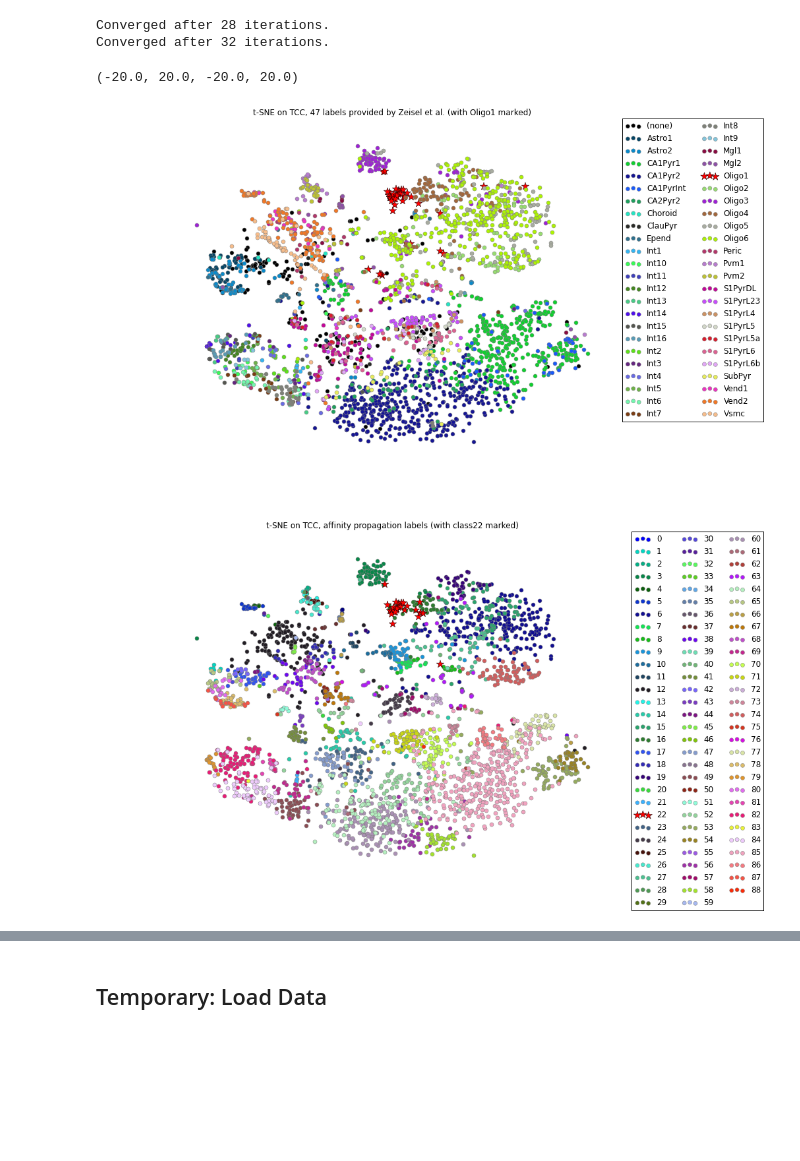
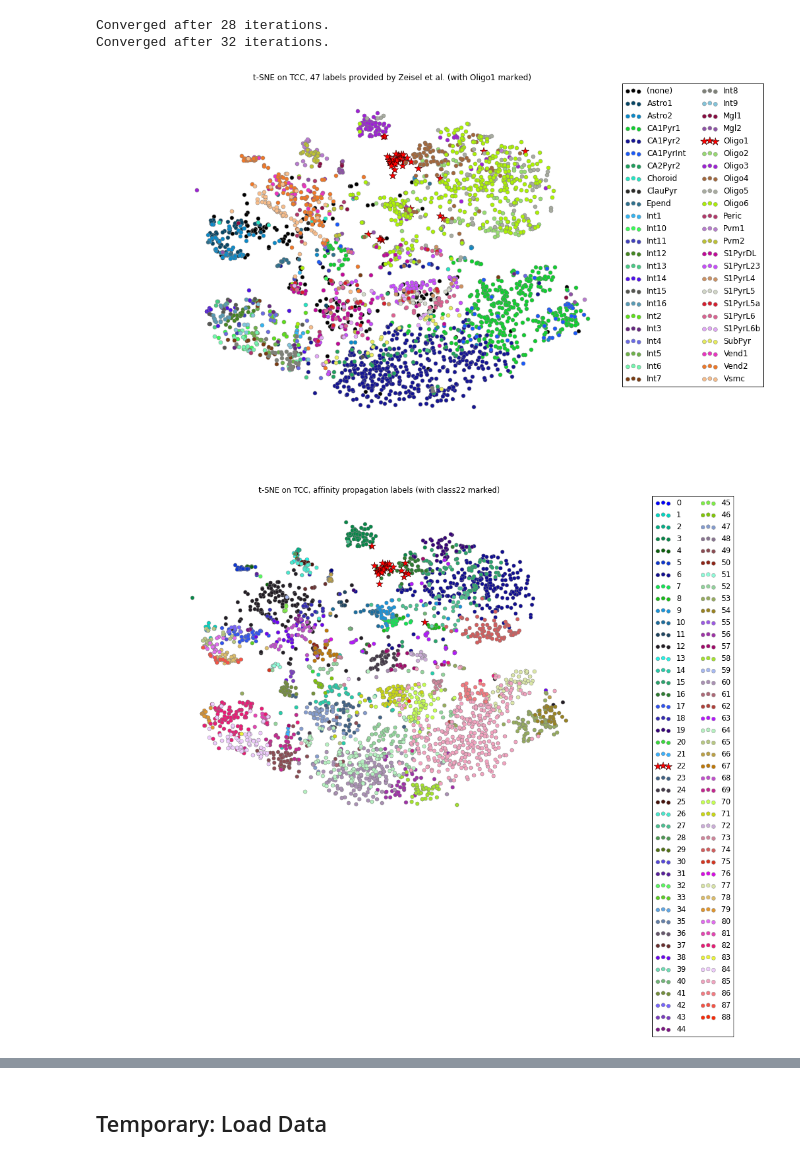
Before and after one commit to govinda-kamath/clustering_on_transcript_compatibility_counts, a Jupyter notebook: Zeisel_pipeline/Zeisel_Analysis.ipynb, the cells around one changed output, grey strips where cells are left out. Drawn from its saved outputs; the diff is of its cells as text; code cells hidden in the pictures; blank space fills up the shorter version.

```diff
--- a/Zeisel_pipeline/Zeisel_Analysis.ipynb
+++ b/Zeisel_pipeline/Zeisel_Analysis.ipynb
@@ -98,61 +98,39 @@ Converged after 28 iterations.
 Converged after 32 iterations.
 # %%
 # Plot function with (nonrandom) colors corresponding to labels (stain plots stars in a specific label)
-def stain_plot(X,labels,stain):
+def stain_plot(X,labels,stain,title):
     unique_labels = np.unique(labels)
     N = len(unique_labels)
     max_value = 16581375 #255**3
     interval = int(max_value / N)
     colors = [hex(I)[2:].zfill(6) for I in range(0, max_value, interval)]
     color= [(int(i[:2], 16)/float(255), int(i[2:4], 16)/float(255), int(i[4:], 16)/float(255)) for i in colors]
     i=0;
     plt.figure(figsize=(15,10))
     for label in unique_labels:
         ind = np.squeeze(labels == label)
         if label in stain:
             plt.scatter(X[ind,0],X[ind,1],c='red',s=146,edgecolors='black',lw = 0.5, alpha=1,marker='*',label=label)
         else:
             plt.scatter(X[ind,0],X[ind,1],c=color[i],s=36,edgecolors='gray',lw = 0.5,label=label)
         i=i+1
+    plt.title(title)
+    plt.legend(loc='upper right',bbox_to_anchor=(1.18, 1.01),ncol=2)
+    plt.xlim([-20,20])
+    plt.ylim([-20,20])
+    plt.axis('off')
 
 labels47 = np.loadtxt('./Zeisels_data/Zeisels_labels47.txt',dtype=str)
-stain_plot(X_tsne,labels47,['Oligo1'])
-plt.title('t-SNE on TCC, 47 labels provided by Zeisel et al. (with Oligo1 marked)')
-plt.legend(loc='upper right',bbox_to_anchor=(1.18, 1.01),ncol=2)
-plt.xlim([-20,20])
-plt.ylim([-20,20])
-plt.axis('off')
-
-
-stain_plot(X_tsne,tcc_affinity_labels1,[22])
-plt.title('t-SNE on TCC, affinity propagation labels (with class22 marked)')
-plt.legend(loc='upper right',bbox_to_anchor=(1.18, 1.01),ncol=3)
-plt.xlim([-20,20])
-plt.ylim([-20,20])
-plt.axis('off')
-
-stain_plot(X_tsne,tcc_affinity_labels2,[])
-plt.title('t-SNE on TCC, affinity propagation labels, fewer clusters')
-plt.legend(loc='upper right',bbox_to_anchor=(1.08, 1.01),ncol=2)
-plt.xlim([-20,20])
-plt.ylim([-20,20])
-plt.axis('off')
-
-stain_plot(X_tsne,tcc_spectral_labels9,[])
-plt.title('t-SNE on TCC, spectral clustering with 9 labels')
-plt.legend(loc='upper right',bbox_to_anchor=(1.08, 1.01),ncol=1)
-plt.xlim([-20,20])
-plt.ylim([-20,20])
-plt.axis('off')
-
-
-stain_plot(X_tsne,tcc_spectral_labels47,[])
-plt.title('t-SNE on TCC, spectral clustering with 47 labels')
-plt.legend(loc='upper right',bbox_to_anchor=(1.18, 1.01),ncol=2)
-plt.xlim([-20,20])
-plt.ylim([-20,20])
-plt.axis('off')
+stain_plot(X_tsne,labels47,['Oligo1'],
+           't-SNE on TCC, 47 labels provided by Zeisel et al. (with Oligo1 marked)')
+stain_plot(X_tsne,tcc_affinity_labels1,[22],
+           't-SNE on TCC, affinity propagation labels (with class22 marked)')
+stain_plot(X_tsne,tcc_affinity_labels2,[],
+           't-SNE on TCC, affinity propagation labels, fewer clusters')
+stain_plot(X_tsne,tcc_spectral_labels9,[],
+           't-SNE on TCC, spectral clustering with 9 labels')
+stain_plot(X_tsne,tcc_spectral_labels47,[],
+           't-SNE on TCC, spectral clustering with 47 labels')
 # %% [output]
-(-20.0, 20.0, -20.0, 20.0)
 [figure]
-[figure, old version]
+[figure, new version]
```
Also changed, not shown: parts of 2 cells of this notebook, 3 other files.
